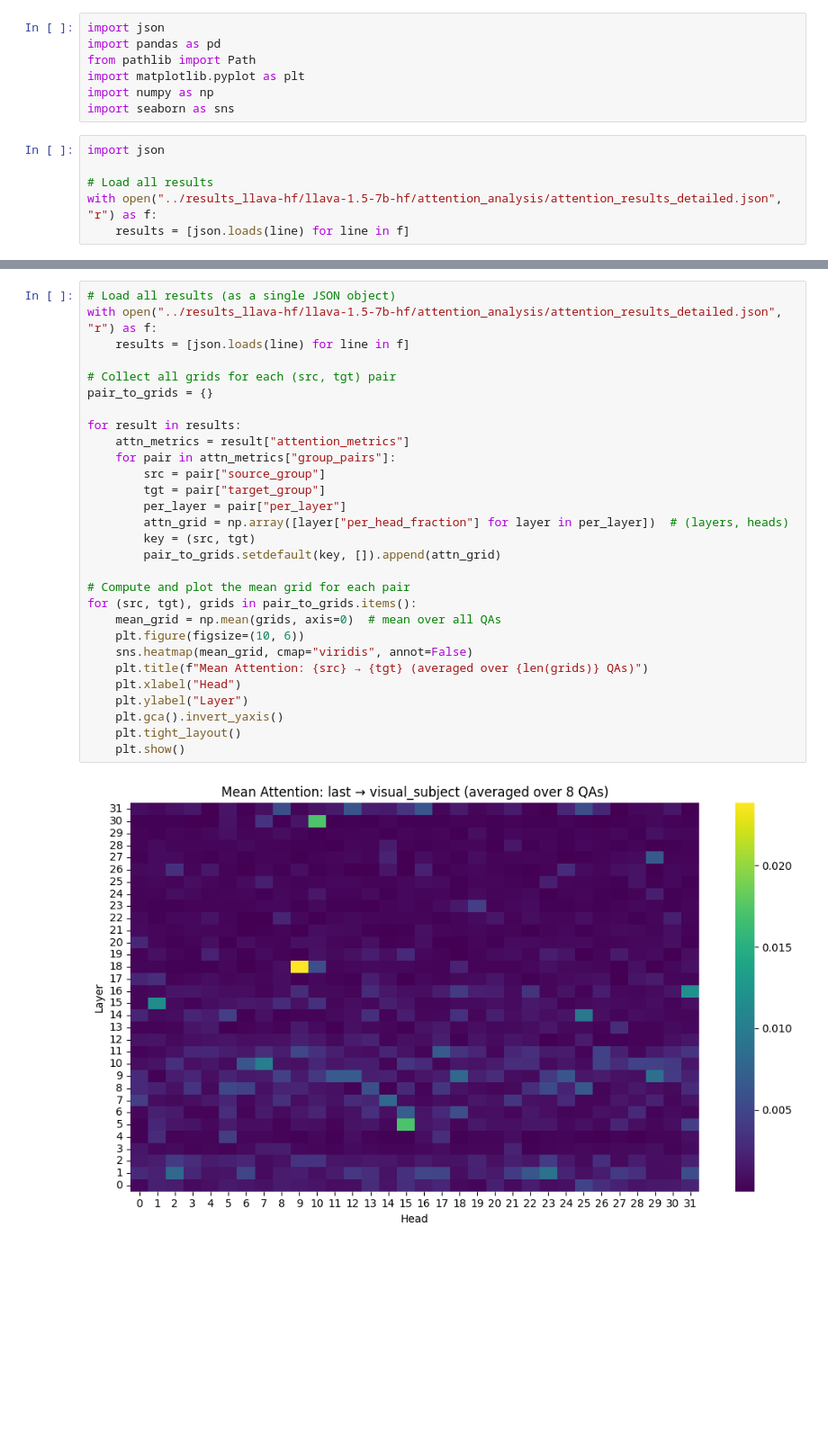
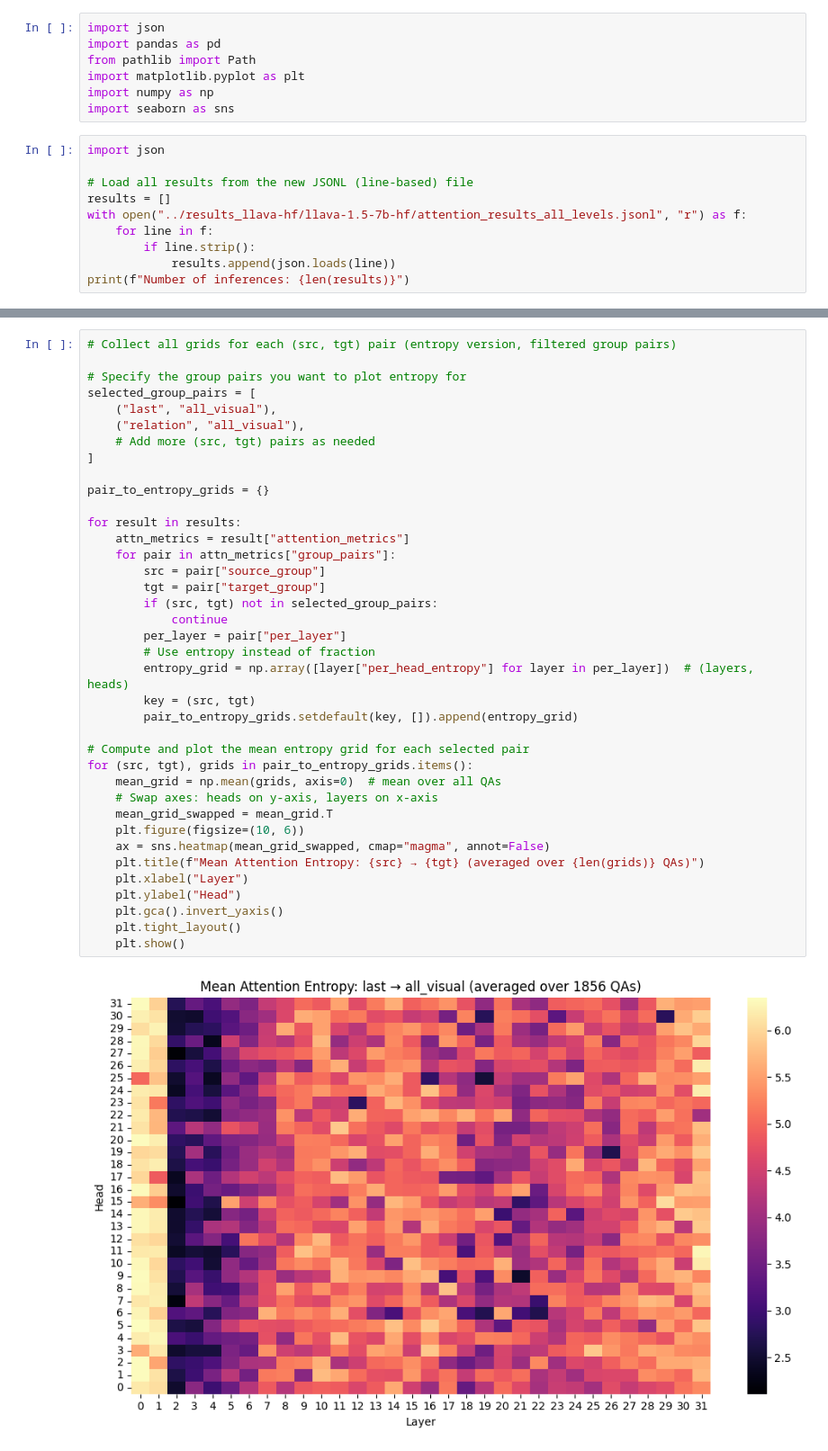
Before and after one commit to sarah-verr/DeepLearningProject, a Jupyter notebook: experiments/plot_attention_analysis.ipynb, the cells around one changed output, grey strips where cells are left out. Shown at 90% size. Cells and saved outputs as stored; diff of their text form; blank space fills up the shorter version.

Commit message:
added code for  looking at attention values; analysis done in notebooks

```diff
--- a/experiments/plot_attention_analysis.ipynb
+++ b/experiments/plot_attention_analysis.ipynb
@@ -8,6 +8,10 @@ import seaborn as sns
 # %%
 import json
 
-# Load all results
-with open("../results_llava-hf/llava-1.5-7b-hf/attention_analysis/attention_results_detailed.json", "r") as f:
-    results = [json.loads(line) for line in f]
+# Load all results from the new JSONL (line-based) file
+results = []
+with open("../results_llava-hf/llava-1.5-7b-hf/attention_results_all_levels.jsonl", "r") as f:
+    for line in f:
+        if line.strip():
+            results.append(json.loads(line))
+print(f"Number of inferences: {len(results)}")
@@ -14,31 +65,40 @@ with open("../results_llava-hf/llava-1.5-7b-hf/attention_analysis/attention_resu
 # %%
-# Load all results (as a single JSON object)
-with open("../results_llava-hf/llava-1.5-7b-hf/attention_analysis/attention_results_detailed.json", "r") as f:
-    results = [json.loads(line) for line in f]
+# Collect all grids for each (src, tgt) pair (entropy version, filtered group pairs)
 
-# Collect all grids for each (src, tgt) pair
-pair_to_grids = {}
+# Specify the group pairs you want to plot entropy for
+selected_group_pairs = [
+    ("last", "all_visual"),
+    ("relation", "all_visual"),
+    # Add more (src, tgt) pairs as needed
+]
+
+pair_to_entropy_grids = {}
 
 for result in results:
     attn_metrics = result["attention_metrics"]
     for pair in attn_metrics["group_pairs"]:
         src = pair["source_group"]
         tgt = pair["target_group"]
+        if (src, tgt) not in selected_group_pairs:
+            continue
         per_layer = pair["per_layer"]
-        attn_grid = np.array([layer["per_head_fraction"] for layer in per_layer])  # (layers, heads)
+        # Use entropy instead of fraction
+        entropy_grid = np.array([layer["per_head_entropy"] for layer in per_layer])  # (layers, heads)
         key = (src, tgt)
-        pair_to_grids.setdefault(key, []).append(attn_grid)
+        pair_to_entropy_grids.setdefault(key, []).append(entropy_grid)
 
-# Compute and plot the mean grid for each pair
-for (src, tgt), grids in pair_to_grids.items():
+# Compute and plot the mean entropy grid for each selected pair
+for (src, tgt), grids in pair_to_entropy_grids.items():
     mean_grid = np.mean(grids, axis=0)  # mean over all QAs
+    # Swap axes: heads on y-axis, layers on x-axis
+    mean_grid_swapped = mean_grid.T
     plt.figure(figsize=(10, 6))
-    sns.heatmap(mean_grid, cmap="viridis", annot=False)
-    plt.title(f"Mean Attention: {src} → {tgt} (averaged over {len(grids)} QAs)")
-    plt.xlabel("Head")
-    plt.ylabel("Layer")
+    ax = sns.heatmap(mean_grid_swapped, cmap="magma", annot=False)
+    plt.title(f"Mean Attention Entropy: {src} → {tgt} (averaged over {len(grids)} QAs)")
+    plt.xlabel("Layer")
+    plt.ylabel("Head")
     plt.gca().invert_yaxis()
     plt.tight_layout()
     plt.show()
 # %% [output]
-[figure, old version]
+[figure, new version]
```
Also changed, not shown: parts of 10 cells of this notebook, 25 other files.
